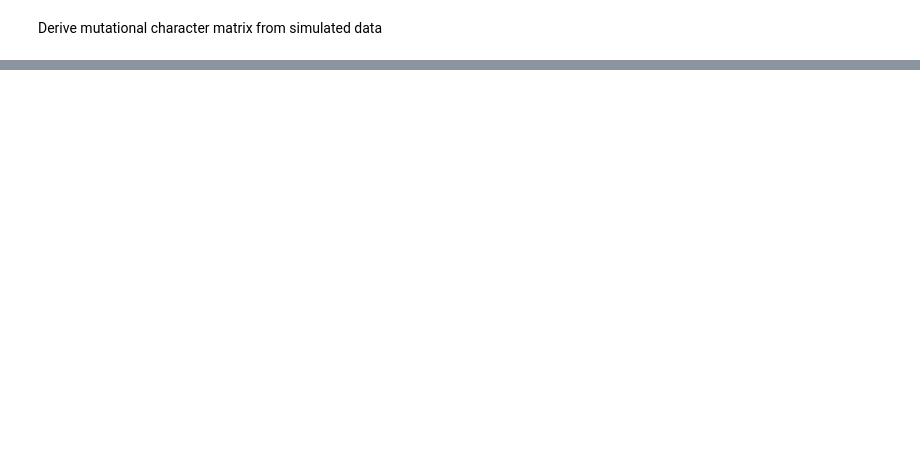
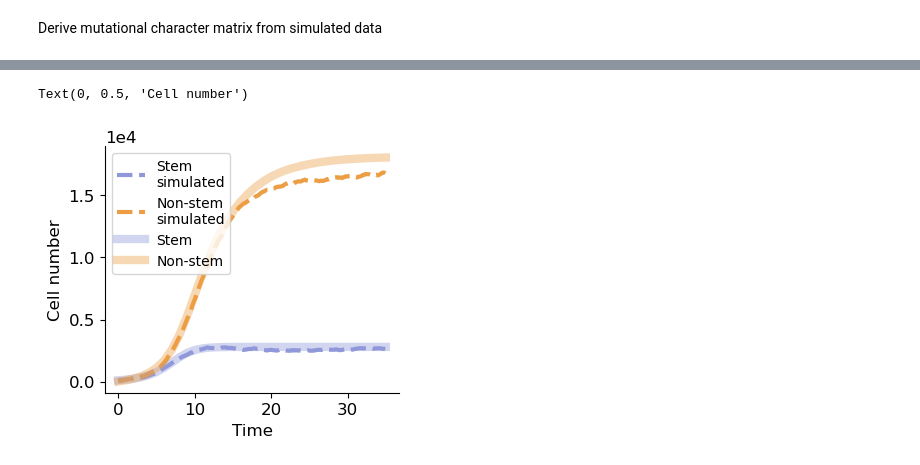
Before and after one commit to kunwang34/scPhyloX, a Jupyter notebook: source/notebooks/Simulation.ipynb, the cells around one changed output, grey strips where cells are left out. Cells and saved outputs as stored; diff of their text form; code cells hidden in the pictures; blank space fills up the shorter version.

```diff
--- a/source/notebooks/Simulation.ipynb
+++ b/source/notebooks/Simulation.ipynb
@@ -77,0 +128,17 @@ seqtab = seqtab[np.random.choice(range(seqtab.shape[0]), 500, replace=False)]
+# %%
+cell_number = np.array(system.n)
+fig, ax = plt.subplots(figsize=(3.8, 3.2))
+show_tp = np.arange(0, len(system.t),1000)
+ax.plot(np.array(system.t)[np.arange(0, len(system.t),1000)], cell_number[np.arange(0, len(system.t),1000), 0], '--', lw=3, label='Stem\nsimulated', c='#9098d9')
+ax.plot(np.array(system.t)[np.arange(0, len(system.t),1000)], cell_number[np.arange(0, len(system.t),1000), 1], '--', lw=3, label='Non-stem\nsimulated', c='#ed9e44')
+ax.plot(sol.t, sol.y[0], label='Stem', c='#9098d9', lw=6, alpha=0.4)
+ax.plot(sol.t, sol.y[1], label='Non-stem', c='#ed9e44', lw=6, alpha=0.4)
+ax.legend(loc=2,fontsize=10)
+ax.ticklabel_format (style='sci', scilimits= (-1,2), axis='y')
+ax.spines['right'].set_visible(False)
+ax.spines['top'].set_visible(False)
+ax.set_xlabel('Time')
+ax.set_ylabel('Cell number')
+# %% [output]
+Text(0, 0.5, 'Cell number')
+[figure, added]
```
Also changed, not shown: parts of 13 cells of this notebook, 9 other files.
